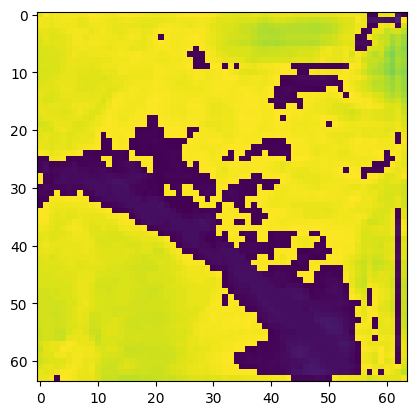
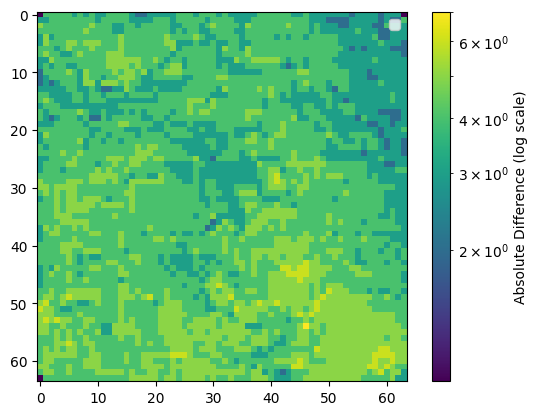
Unified diff of the notebook cell whose output changed from the first chart to the second:
--- before
+++ after
@@ -1,2 +1,7 @@
-diff_array = np.absolute(np.array(img)[:64, x:x+64, 0] - np.array(img)[64:, x:x+64, 0])
-plt.imshow(diff_array, cmap = 'viridis')
+import matplotlib.colors as colors
+
+diff_array = np.abs(np.array(img)[:64, x:x+64, 0] - np.array(img)[64:, x:x+64, 0])
+# Add a small constant to avoid log(0)
+im = plt.imshow(diff_array + 1e-3, cmap='viridis', norm=colors.LogNorm())
+plt.colorbar(im, label='Absolute Difference (log scale)')
+plt.legend(['Patch difference'])

Commit: tests